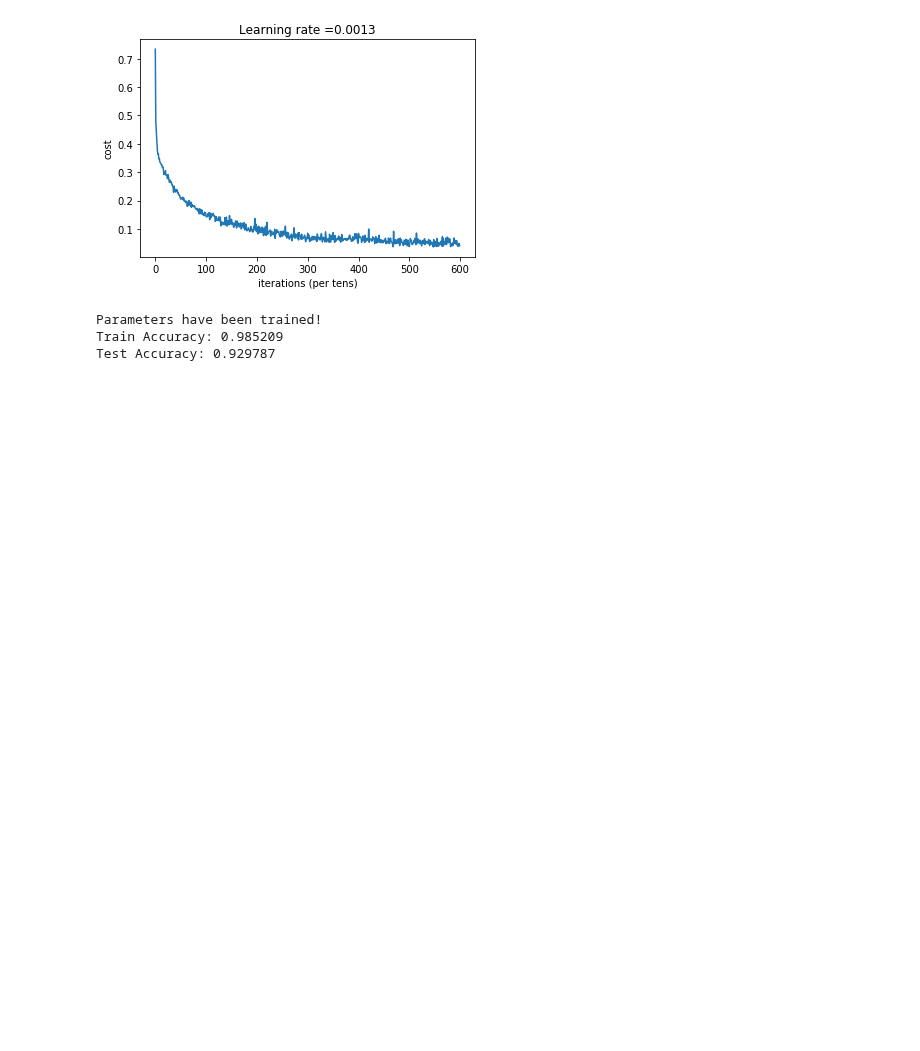
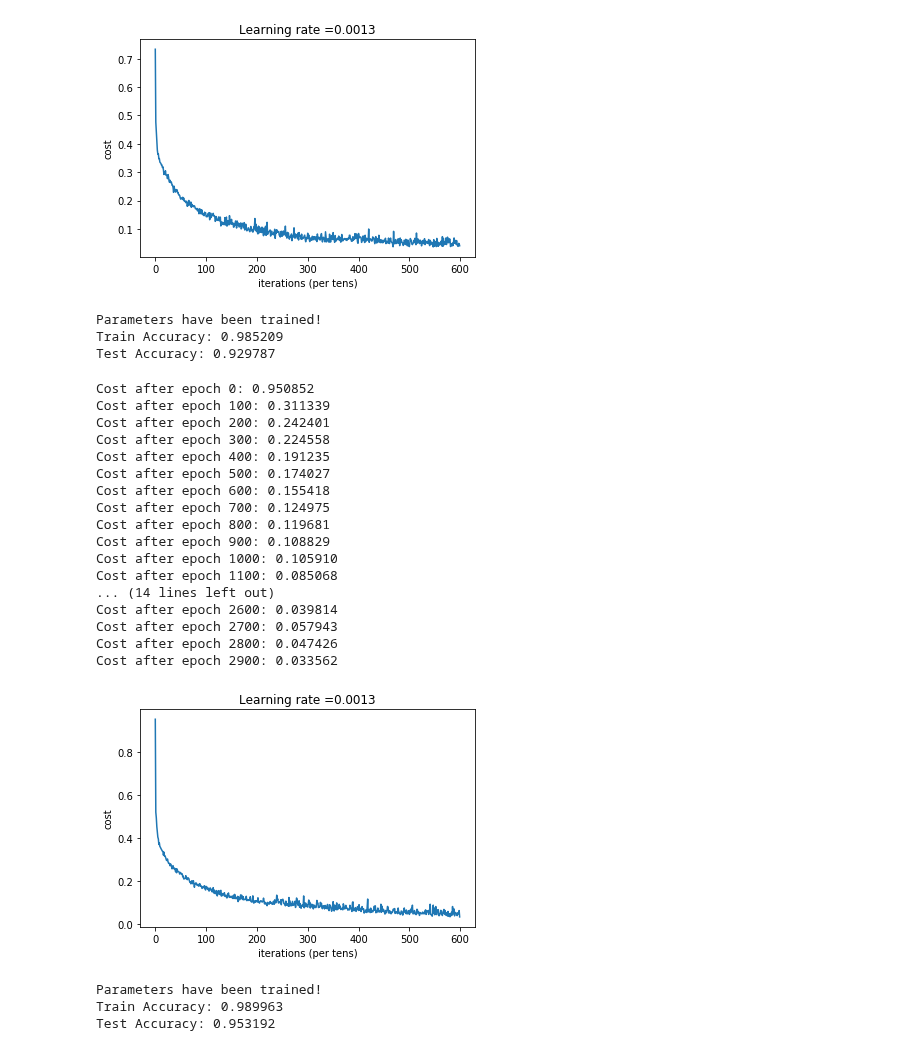
Before and after one commit to AIthenaCapital/AIthena, a Jupyter notebook: Demo1.3.ipynb, the cells around one changed output. Drawn from its saved outputs; the diff is of its cells as text; code cells hidden in the pictures; blank space fills up the shorter version.

Commit message:
Tested diff mini-batch sizes - Not big significant increase

```diff
--- a/Demo1.3.ipynb
+++ b/Demo1.3.ipynb
@@ -674,3 +674,31 @@ Cost after epoch 2900: 0.062958
 Parameters have been trained!
 Train Accuracy: 0.985209
 Test Accuracy: 0.929787
+# %%
+# Testing diff layer 100, 50, 25, 12, 5 beta = 0.00001
+# epoch = 3000
+# adding dropout  0.5, 0.7, 0.9, 1, 1
+# mini-batch size = 128
+parameters = model(trainX, trainY, testX,testY, num_epochs = 3000,minibatch_size = 128, beta = 0.00001, beta1 = 0.9, beta2 = 0.999,  epsilon = 1e-8)
+# %% [output]
+Cost after epoch 0: 0.950852
+Cost after epoch 100: 0.311339
+Cost after epoch 200: 0.242401
+Cost after epoch 300: 0.224558
+Cost after epoch 400: 0.191235
+Cost after epoch 500: 0.174027
+Cost after epoch 600: 0.155418
+Cost after epoch 700: 0.124975
+Cost after epoch 800: 0.119681
+Cost after epoch 900: 0.108829
+Cost after epoch 1000: 0.105910
+Cost after epoch 1100: 0.085068
+... (14 lines left out)
+Cost after epoch 2600: 0.039814
+Cost after epoch 2700: 0.057943
+Cost after epoch 2800: 0.047426
+Cost after epoch 2900: 0.033562
+[figure, added]
+Parameters have been trained!
+Train Accuracy: 0.989963
+Test Accuracy: 0.953192
```
Also changed, not shown: parts of 3 cells of this notebook.
